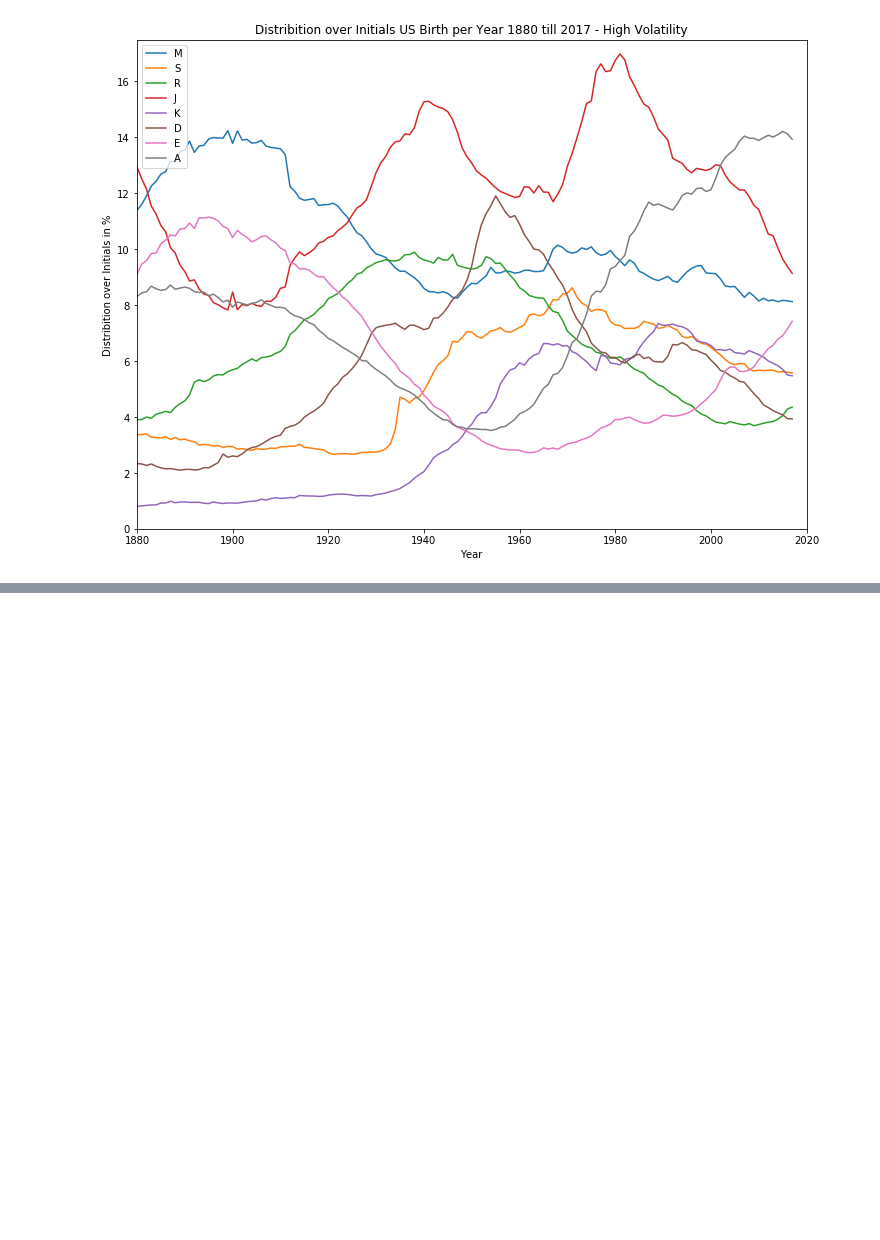
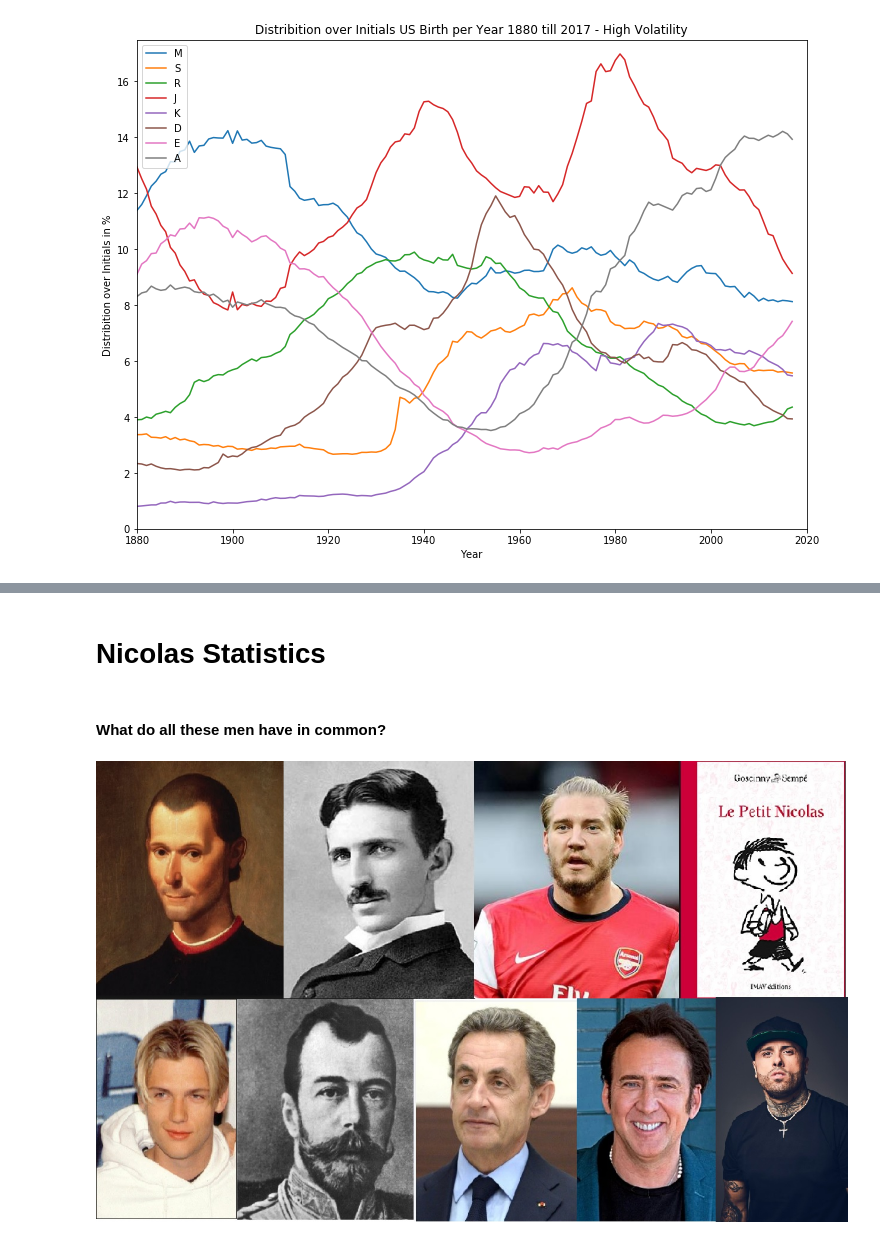
Before and after one commit to NicolasFFM/00_BabyNames, a Jupyter notebook: BabyNames-checkpoint.ipynb, the cells around one changed output, grey strips where cells are left out. Cells and saved outputs as stored; diff of their text form; code cells hidden in the pictures; blank space fills up the shorter version.

Commit message:
Nicolas Investigation added

```diff
--- a/BabyNames-checkpoint.ipynb
+++ b/BabyNames-checkpoint.ipynb
@@ -448,0 +405,2 @@ f_Nicolas.plot.line('year', 'Count')
+# %% [markdown]
+# Nicolas Statistics
@@ -448,0 +409,7 @@ f_Nicolas.plot.line('year', 'Count')
+# %% [markdown]
+#### What do all these men have in common?
+# %%
+Image(filename = "All_nicolas.jpg")
+#copyright by Wikipedia
+# %% [output]
+[figure, added]
```
Also changed, not shown: parts of 83 cells of this notebook.
